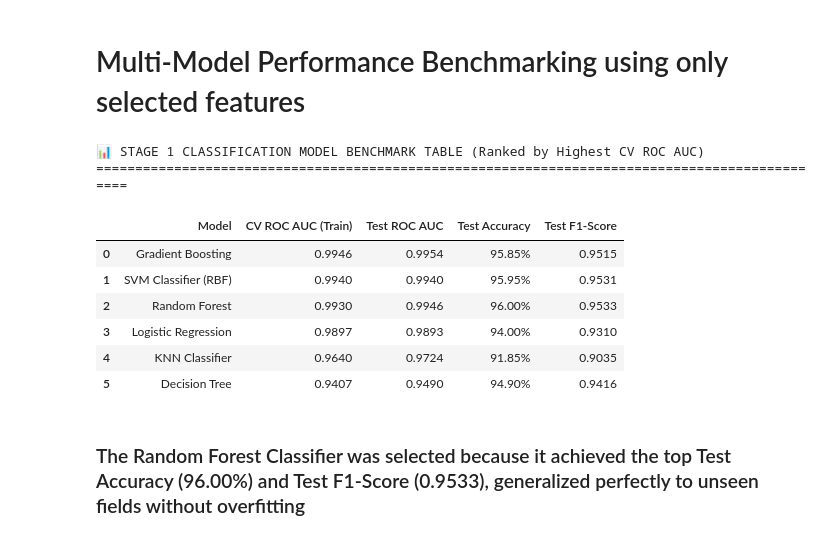
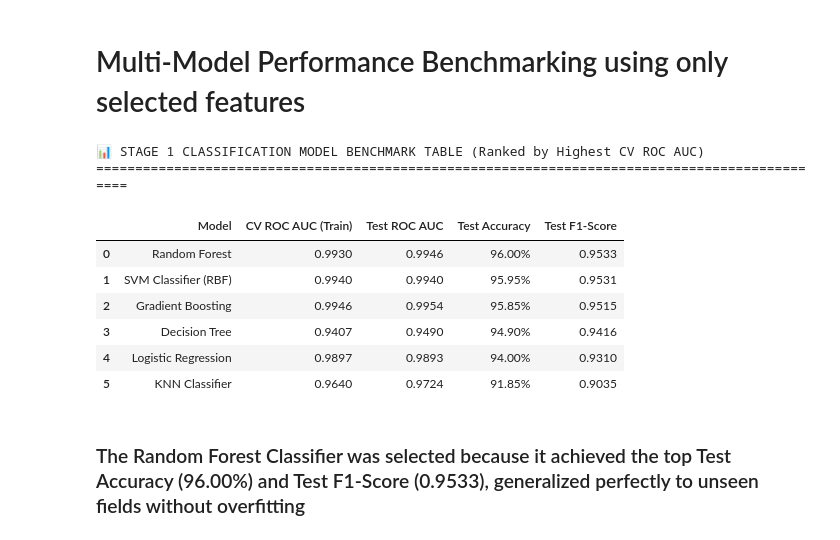
Before and after one commit to ShabeebMhd/Irrigation-water-requirement-prediction, a Jupyter notebook: Preprocessing/Final_Corrected_Irrigation water requirement prediction.ipynb, the cells around one changed output. Drawn from its saved outputs; the diff is of its cells as text; code cells hidden in the pictures.

```diff
--- a/Preprocessing/Final_Corrected_Irrigation water requirement prediction.ipynb
+++ b/Preprocessing/Final_Corrected_Irrigation water requirement prediction.ipynb
@@ -218,5 +220,5 @@ plt.show()
 # %%
-X = df.drop(columns=['Net_Irrigation_Requirement_mm'])
+X = df.drop(columns=['Net_Irrigation_Requirement_mm', 'Field_Cycle_ID'])
 y = df['Net_Irrigation_Requirement_mm']
 print(f"Features matrix X: {X.shape}")
 print(f"Target vector  y: {y.shape}")
@@ -988,40 +990,40 @@ for name, model in CLASSIFICATION_MODELS.items():
     # 5. FIX 2: Calculate classification performance metrics against y_test_clf (NOT y_test)
     test_auc      = roc_auc_score(y_test_clf, y_pred_proba)
     test_accuracy = accuracy_score(y_test_clf, y_pred_class)
     test_f1       = f1_score(y_test_clf, y_pred_class)
 
     # 6. Collect all classification metrics for this model row
     results_clf.append({
         "Model": name,
         "CV ROC AUC (Train)": mean_cv_auc,
         "Test ROC AUC":       test_auc,
         "Test Accuracy":      test_accuracy,
         "Test F1-Score":      test_f1
     })
 
 # 7. Turn into a DataFrame and rank by the HIGHEST Cross-Validation ROC AUC score
 benchmark_table_clf = pd.DataFrame(results_clf)
-benchmark_table_clf = benchmark_table_clf.sort_values(by="CV ROC AUC (Train)", ascending=False).reset_index(drop=True)
+benchmark_table_clf = benchmark_table_clf.sort_values(by="Test F1-Score", ascending=False).reset_index(drop=True)
 
 # 8. Format the final output table for clean presentation
 benchmark_table_clf["CV ROC AUC (Train)"] = benchmark_table_clf["CV ROC AUC (Train)"].map(lambda x: f"{x:.4f}")
 benchmark_table_clf["Test ROC AUC"]       = benchmark_table_clf["Test ROC AUC"].map(lambda x: f"{x:.4f}")
 benchmark_table_clf["Test Accuracy"]      = benchmark_table_clf["Test Accuracy"].map(lambda x: f"{x*100:.2f}%" if not pd.isna(x) else x)
 benchmark_table_clf["Test F1-Score"]      = benchmark_table_clf["Test F1-Score"].map(lambda x: f"{x:.4f}")
 
 print("\n📊 STAGE 1 CLASSIFICATION MODEL BENCHMARK TABLE (Ranked by Highest CV ROC AUC)")
 print("="*95)
 display(benchmark_table_clf)
 # %% [output]
 📊 STAGE 1 CLASSIFICATION MODEL BENCHMARK TABLE (Ranked by Highest CV ROC AUC)
 ===============================================================================================
 |  | Model | CV ROC AUC (Train) | Test ROC AUC | Test Accuracy | Test F1-Score |
-| 0 | Gradient Boosting | 0.9946 | 0.9954 | 95.85% | 0.9515 |
+| 0 | Random Forest | 0.9930 | 0.9946 | 96.00% | 0.9533 |
 | 1 | SVM Classifier (RBF) | 0.9940 | 0.9940 | 95.95% | 0.9531 |
-| 2 | Random Forest | 0.9930 | 0.9946 | 96.00% | 0.9533 |
-| 3 | Logistic Regression | 0.9897 | 0.9893 | 94.00% | 0.9310 |
-| 4 | KNN Classifier | 0.9640 | 0.9724 | 91.85% | 0.9035 |
-| 5 | Decision Tree | 0.9407 | 0.9490 | 94.90% | 0.9416 |
+| 2 | Gradient Boosting | 0.9946 | 0.9954 | 95.85% | 0.9515 |
+| 3 | Decision Tree | 0.9407 | 0.9490 | 94.90% | 0.9416 |
+| 4 | Logistic Regression | 0.9897 | 0.9893 | 94.00% | 0.9310 |
+| 5 | KNN Classifier | 0.9640 | 0.9724 | 91.85% | 0.9035 |
 # %% [markdown]
 ### The Random Forest Classifier was selected because it achieved the top Test Accuracy (96.00%) and Test F1-Score (0.9533), generalized perfectly to unseen fields without overfitting
 # %%
```
Also changed, not shown: parts of 17 cells of this notebook.
